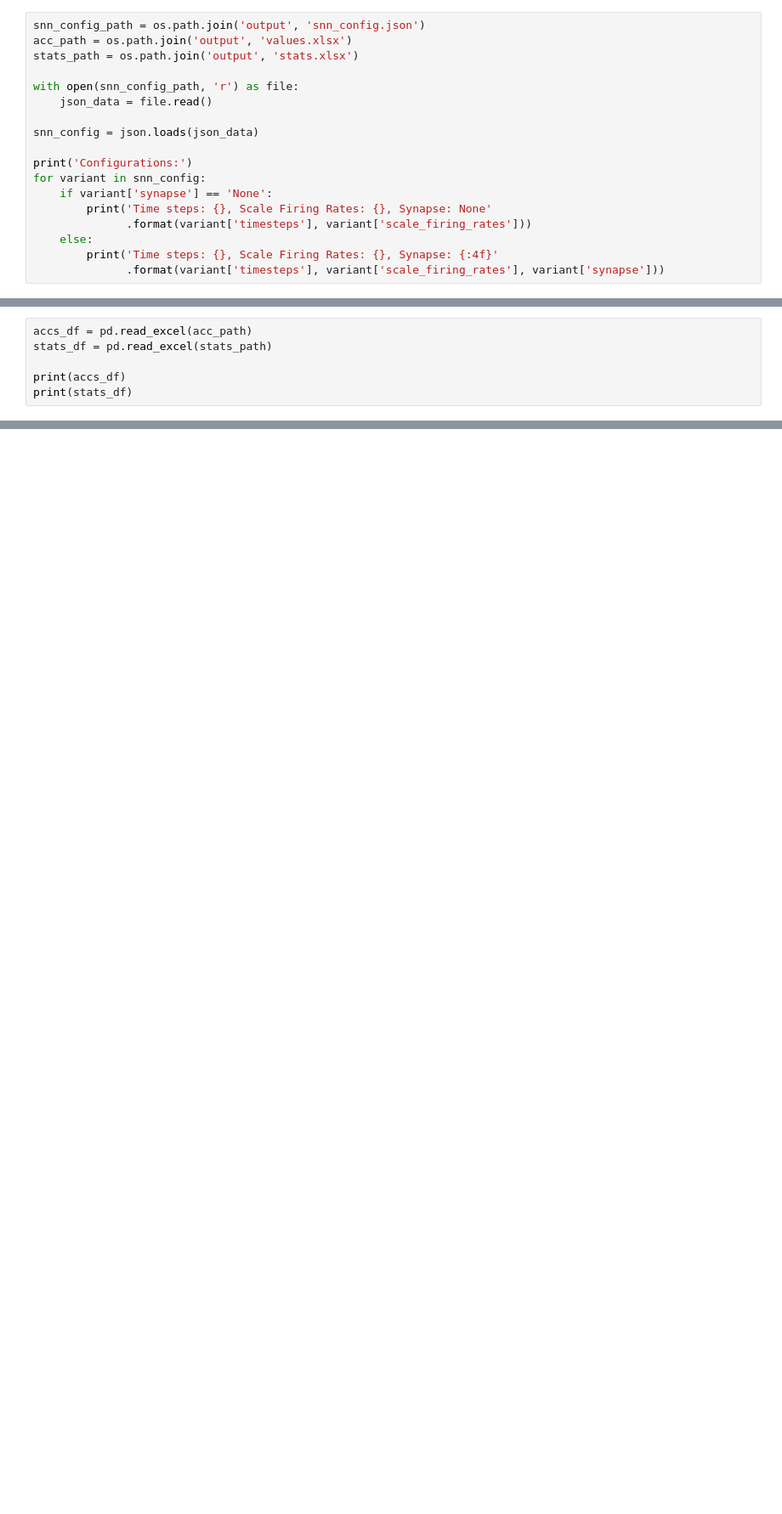
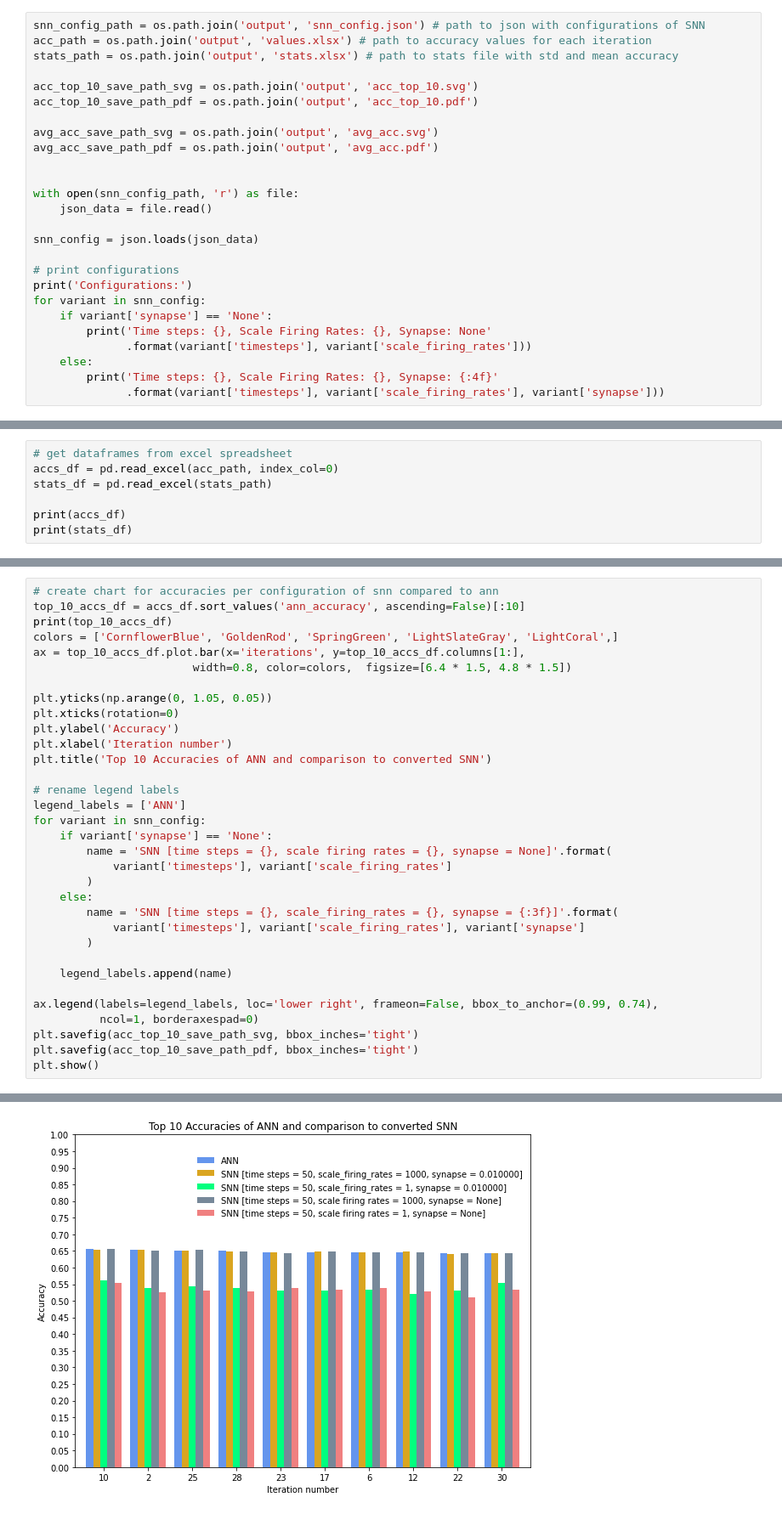
Before and after one commit to honzikv/use-of-snn, a Jupyter notebook: notebooks/p300-nengo-visualization.ipynb, the cells around one changed output, grey strips where cells are left out. Shown at 85% size. Drawn from its saved outputs; the diff is of its cells as text; blank space fills up the shorter version.

```diff
--- a/notebooks/p300-nengo-visualization.ipynb
+++ b/notebooks/p300-nengo-visualization.ipynb
@@ -6,13 +7,21 @@ from matplotlib import pyplot
 # %%
-snn_config_path = os.path.join('output', 'snn_config.json')
-acc_path = os.path.join('output', 'values.xlsx')
-stats_path = os.path.join('output', 'stats.xlsx')
+snn_config_path = os.path.join('output', 'snn_config.json') # path to json with configurations of SNN
+acc_path = os.path.join('output', 'values.xlsx') # path to accuracy values for each iteration
+stats_path = os.path.join('output', 'stats.xlsx') # path to stats file with std and mean accuracy
+
+acc_top_10_save_path_svg = os.path.join('output', 'acc_top_10.svg')
+acc_top_10_save_path_pdf = os.path.join('output', 'acc_top_10.pdf')
+
+avg_acc_save_path_svg = os.path.join('output', 'avg_acc.svg')
+avg_acc_save_path_pdf = os.path.join('output', 'avg_acc.pdf')
+
 
 with open(snn_config_path, 'r') as file:
     json_data = file.read()
 
 snn_config = json.loads(json_data)
 
+# print configurations
 print('Configurations:')
 for variant in snn_config:
     if variant['synapse'] == 'None':
@@ -30,5 +39,6 @@ Time steps: 30, Scale Firing Rates: 1, Synapse: None
 # %%
-accs_df = pd.read_excel(acc_path)
+# get dataframes from excel spreadsheet
+accs_df = pd.read_excel(acc_path, index_col=0)
 stats_df = pd.read_excel(stats_path)
 
 print(accs_df)
@@ -51,3 +61,37 @@ print(stats_df)
 2                   0.012801
 3                   0.005941
 4                   0.014343
+# %%
+# create chart for accuracies per configuration of snn compared to ann
+top_10_accs_df = accs_df.sort_values('ann_accuracy', ascending=False)[:10]
+print(top_10_accs_df)
+colors = ['CornflowerBlue', 'GoldenRod', 'SpringGreen', 'LightSlateGray', 'LightCoral',]
+ax = top_10_accs_df.plot.bar(x='iterations', y=top_10_accs_df.columns[1:],
+                        width=0.8, color=colors,  figsize=[6.4 * 1.5, 4.8 * 1.5])
+
+plt.yticks(np.arange(0, 1.05, 0.05))
+plt.xticks(rotation=0)
+plt.ylabel('Accuracy')
+plt.xlabel('Iteration number')
+plt.title('Top 10 Accuracies of ANN and comparison to converted SNN')
+
+# rename legend labels
+legend_labels = ['ANN']
+for variant in snn_config:
+    if variant['synapse'] == 'None':
+        name = 'SNN [time steps = {}, scale firing rates = {}, synapse = None]'.format(
+            variant['timesteps'], variant['scale_firing_rates']
+        )
+    else:
+        name = 'SNN [time steps = {}, scale_firing_rates = {}, synapse = {:3f}]'.format(
+            variant['timesteps'], variant['scale_firing_rates'], variant['synapse']
+        )
+
+    legend_labels.append(name)
+
+ax.legend(labels=legend_labels, loc='lower right', frameon=False, bbox_to_anchor=(0.99, 0.74),
+          ncol=1, borderaxespad=0)
+plt.savefig(acc_top_10_save_path_svg, bbox_inches='tight')
+plt.savefig(acc_top_10_save_path_pdf, bbox_inches='tight')
+plt.show()
+# %% [output]
@@ -53,0 +115 @@ print(stats_df)
+[figure, added]
```
Also changed, not shown: parts of 4 cells of this notebook, 43 other files.
